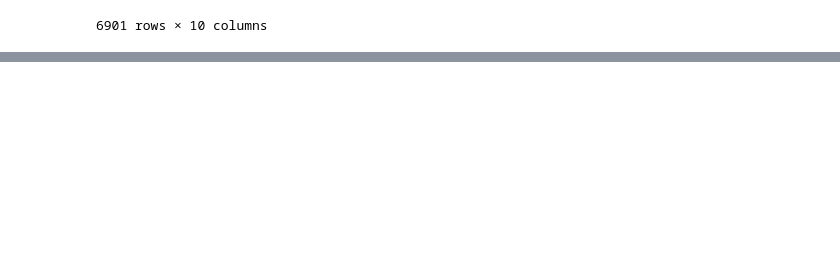
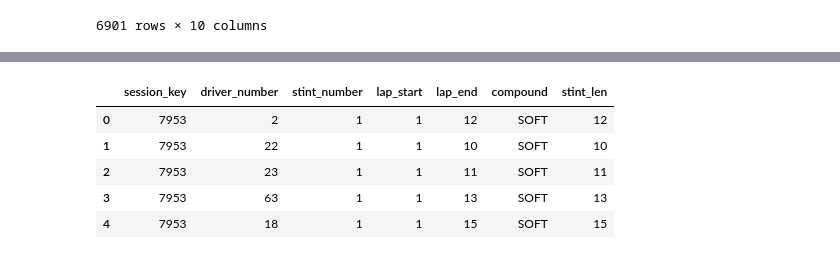
Before and after one commit to NoxFort1/F1-AI, a Jupyter notebook: notebooks/01_eda.ipynb, the cells around one changed output, grey strips where cells are left out. Cells and saved outputs as stored; diff of their text form; code cells hidden in the pictures; blank space fills up the shorter version.

```diff
--- a/notebooks/01_eda.ipynb
+++ b/notebooks/01_eda.ipynb
@@ -433,0 +523,13 @@ pd.DataFrame(summary)
+# %%
+stint_lengths = (
+    stints_df[['session_key', 'driver_number', 'stint_number', 'lap_start', 'lap_end', 'compound']]
+    .assign(stint_len=lambda d: d['lap_end'] - d['lap_start'] + 1)
+)
+stint_lengths.head()
+# %% [output]
+|  | session_key | driver_number | stint_number | lap_start | lap_end | compound | stint_len |
+| 0 | 7953 | 2 | 1 | 1 | 12 | SOFT | 12 |
+| 1 | 7953 | 22 | 1 | 1 | 10 | SOFT | 10 |
+| 2 | 7953 | 23 | 1 | 1 | 11 | SOFT | 11 |
+| 3 | 7953 | 63 | 1 | 1 | 13 | SOFT | 13 |
+| 4 | 7953 | 18 | 1 | 1 | 15 | SOFT | 15 |
```
Also changed, not shown: parts of 13 cells of this notebook.
